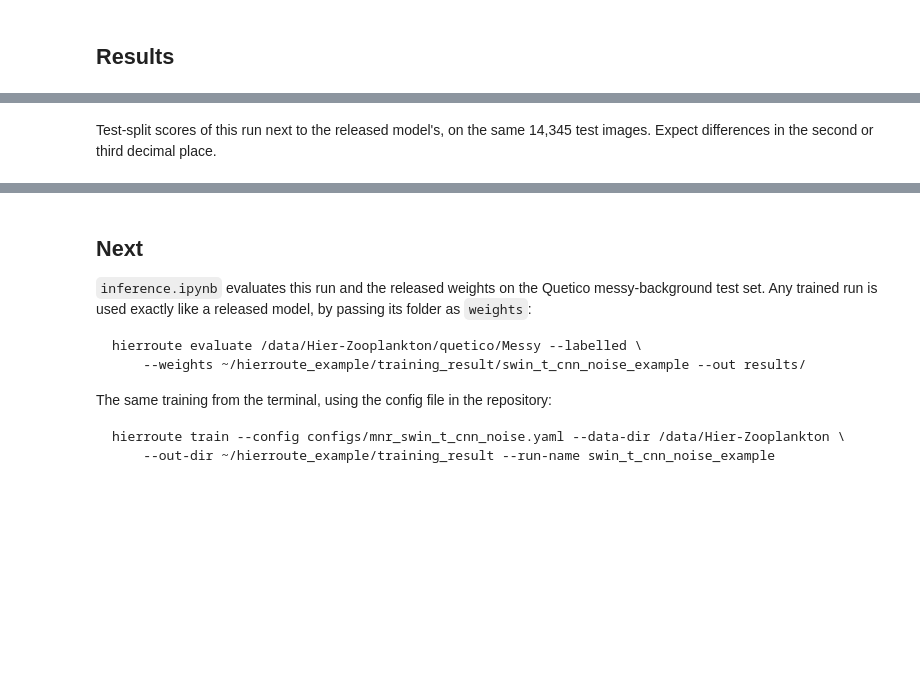
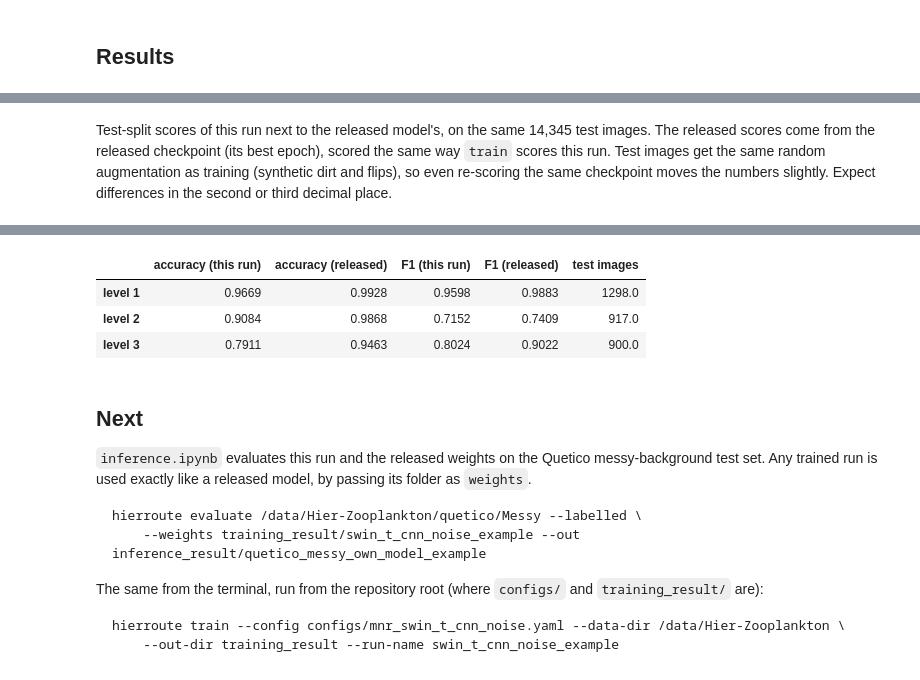
Before and after one commit to atjhin/Hierroute, a Jupyter notebook: examples/train.ipynb, the cells around one changed output, grey strips where cells are left out. Drawn from its saved outputs; the diff is of its cells as text; code cells hidden in the pictures; blank space fills up the shorter version.

````diff
--- a/examples/train.ipynb
+++ b/examples/train.ipynb
@@ -26,11 +26,9 @@ Requires `pip install hierroute jupyter`. The example data lives at `/data/Hier-
 from pathlib import Path
 
 DATA_DIR = Path("/data/Hier-Zooplankton")        # example dataset (internal)
-WORK_DIR = Path.home() / "hierroute_example"      # everything the example notebooks write goes here
-WORK_DIR.mkdir(parents=True, exist_ok=True)
+TRAIN_DIR = Path("../training_result").resolve()  # trained runs go here, relative to this notebook's folder
 
-QUICK = False                           # True: 300 images per class, 3 epochs (smoke test)
-RUN_NAME = "swin_t_cnn_noise_example"   # run folder under WORK_DIR / "training_result"
+RUN_NAME = "swin_t_cnn_noise_example"   # run folder under TRAIN_DIR
 # %% [markdown]
 ## The taxonomy and how folders map onto it
 
@@ -111,9 +146,11 @@ config = load_train_config(overrides={
     "augment": {"background_noise": True, "noise_p": 0.8, "hflip": True, "vflip": True},
     "train": {"lr": 3e-4, "max_epochs": 40, "scheduler": "cosine", "patience": 10, "delta": 0.001,
               "gradient_clip": 1.0, "batch_size": 64, "num_workers": 8, "seed": 666},
-    "out_dir": str(WORK_DIR / "training_result"),
+    "out_dir": str(TRAIN_DIR),
     "run_name": RUN_NAME,
 })
+
+QUICK = True                           # True: 300 images per class, 3 epochs (smoke test)
 if QUICK:
     config["data"]["max_class_size"] = 300
     config["train"]["max_epochs"] = 3
@@ -145,13 +222,17 @@ vis.plot_train()          # loss / accuracy / F1 per epoch
 # %% [markdown]
-Test-split scores of this run next to the released model's, on the same 14,345 test images. Expect
-differences in the second or third decimal place.
+Test-split scores of this run next to the released model's, on the same 14,345 test images. The
+released scores come from the released checkpoint (its best epoch), scored the same way `train` scores
+this run. Test images get the same random augmentation as training (synthetic dirt and flips), so
+even re-scoring the same checkpoint moves the numbers slightly. Expect differences in the second or
+third decimal place.
 # %%
 import json
 
-# Released swin_t_cnn_noise_10-20: test-split scores (eval_results.json) and best epoch (training_info.json)
+# Released swin_t_cnn_noise_10-20: test-split scores of its best checkpoint
+# (eval_results_best_checkpoint.json) and best epoch (training_info.json)
 RELEASED = {1: {"accuracy": 0.9928, "f1": 0.9883},
-            2: {"accuracy": 0.9872, "f1": 0.7412},
-            3: {"accuracy": 0.9473, "f1": 0.9077}}
+            2: {"accuracy": 0.9868, "f1": 0.7409},
+            3: {"accuracy": 0.9463, "f1": 0.9022}}
 RELEASED_BEST = {"best_epoch": 38, "best_val_acc": 0.9543}
 
 levels = json.loads((run_dir / "eval_results.json").read_text())["level_results"]
@@ -166,3 +247,4 @@ best = json.loads((run_dir / "training_info.json").read_text())["results"]
 print(f"best epoch {best['best_epoch']} (released {RELEASED_BEST['best_epoch']}), "
       f"best validation accuracy {best['best_val_acc']:.4f} (released {RELEASED_BEST['best_val_acc']})")
 table.round(4)
+# %% [output]
@@ -169,17 +252,21 @@ table.round(4)
+|  | accuracy (this run) | accuracy (released) | F1 (this run) | F1 (released) | test images |
+| level 1 | 0.9669 | 0.9928 | 0.9598 | 0.9883 | 1298.0 |
+| level 2 | 0.9084 | 0.9868 | 0.7152 | 0.7409 | 917.0 |
+| level 3 | 0.7911 | 0.9463 | 0.8024 | 0.9022 | 900.0 |
 # %% [markdown]
 ## Next
 
 `inference.ipynb` evaluates this run and the released weights on the Quetico messy-background test set.
-Any trained run is used exactly like a released model, by passing its folder as `weights`:
+Any trained run is used exactly like a released model, by passing its folder as `weights`.
 
 ```bash
 hierroute evaluate /data/Hier-Zooplankton/quetico/Messy --labelled \
-    --weights ~/hierroute_example/training_result/swin_t_cnn_noise_example --out results/
+    --weights training_result/swin_t_cnn_noise_example --out inference_result/quetico_messy_own_model_example
 ```
 
-The same training from the terminal, using the config file in the repository:
+The same from the terminal, run from the repository root (where `configs/` and `training_result/` are):
 
 ```bash
 hierroute train --config configs/mnr_swin_t_cnn_noise.yaml --data-dir /data/Hier-Zooplankton \
-    --out-dir ~/hierroute_example/training_result --run-name swin_t_cnn_noise_example
+    --out-dir training_result --run-name swin_t_cnn_noise_example
 ```
````
Also changed, not shown: parts of 7 cells of this notebook, 27 other files.
